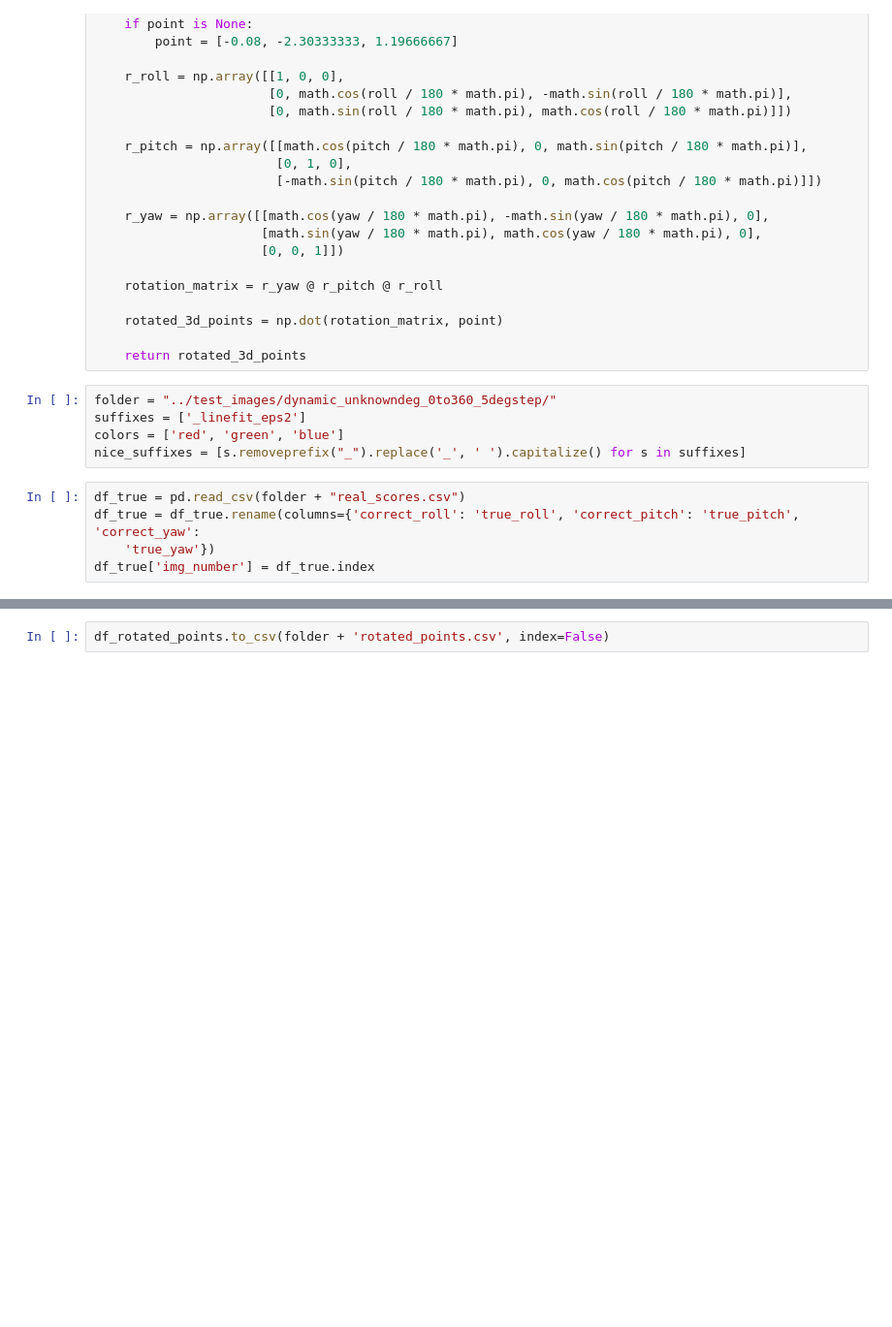
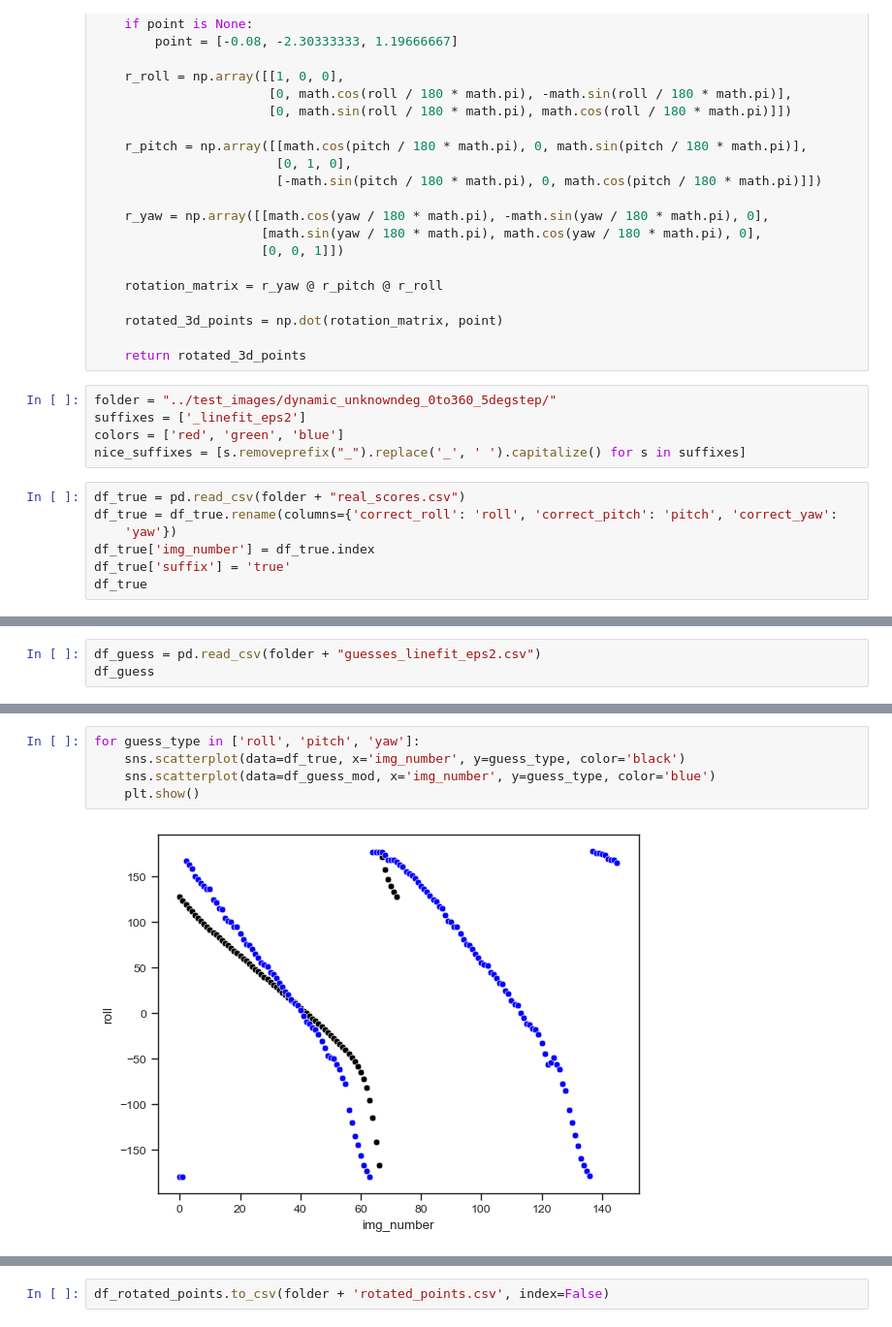
Before and after one commit to mikk5829/RRTNCTTASA, a Jupyter notebook: python-version/test_images/validation_plots.ipynb, the cells around one changed output, grey strips where cells are left out. Shown at 97% size. Cells and saved outputs as stored; diff of their text form; blank space fills up the shorter version.

```diff
--- a/python-version/test_images/validation_plots.ipynb
+++ b/python-version/test_images/validation_plots.ipynb
@@ -59,6 +59,8 @@ colors = ['red', 'green', 'blue']
 nice_suffixes = [s.removeprefix("_").replace('_', ' ').capitalize() for s in suffixes]
 # %%
 df_true = pd.read_csv(folder + "real_scores.csv")
-df_true = df_true.rename(columns={'correct_roll': 'true_roll', 'correct_pitch': 'true_pitch', 'correct_yaw':
-    'true_yaw'})
+df_true = df_true.rename(columns={'correct_roll': 'roll', 'correct_pitch': 'pitch', 'correct_yaw':
+    'yaw'})
 df_true['img_number'] = df_true.index
+df_true['suffix'] = 'true'
+df_true
@@ -98,0 +81,3 @@ df
+# %%
+df_guess = pd.read_csv(folder + "guesses_linefit_eps2.csv")
+df_guess
@@ -109,0 +149,7 @@ def plot_guess(guess_type):
+# %%
+for guess_type in ['roll', 'pitch', 'yaw']:
+    sns.scatterplot(data=df_true, x='img_number', y=guess_type, color='black')
+    sns.scatterplot(data=df_guess_mod, x='img_number', y=guess_type, color='blue')
+    plt.show()
+# %% [output]
+[figure, added]
```
Also changed, not shown: parts of 17 cells of this notebook, 9 other files.
